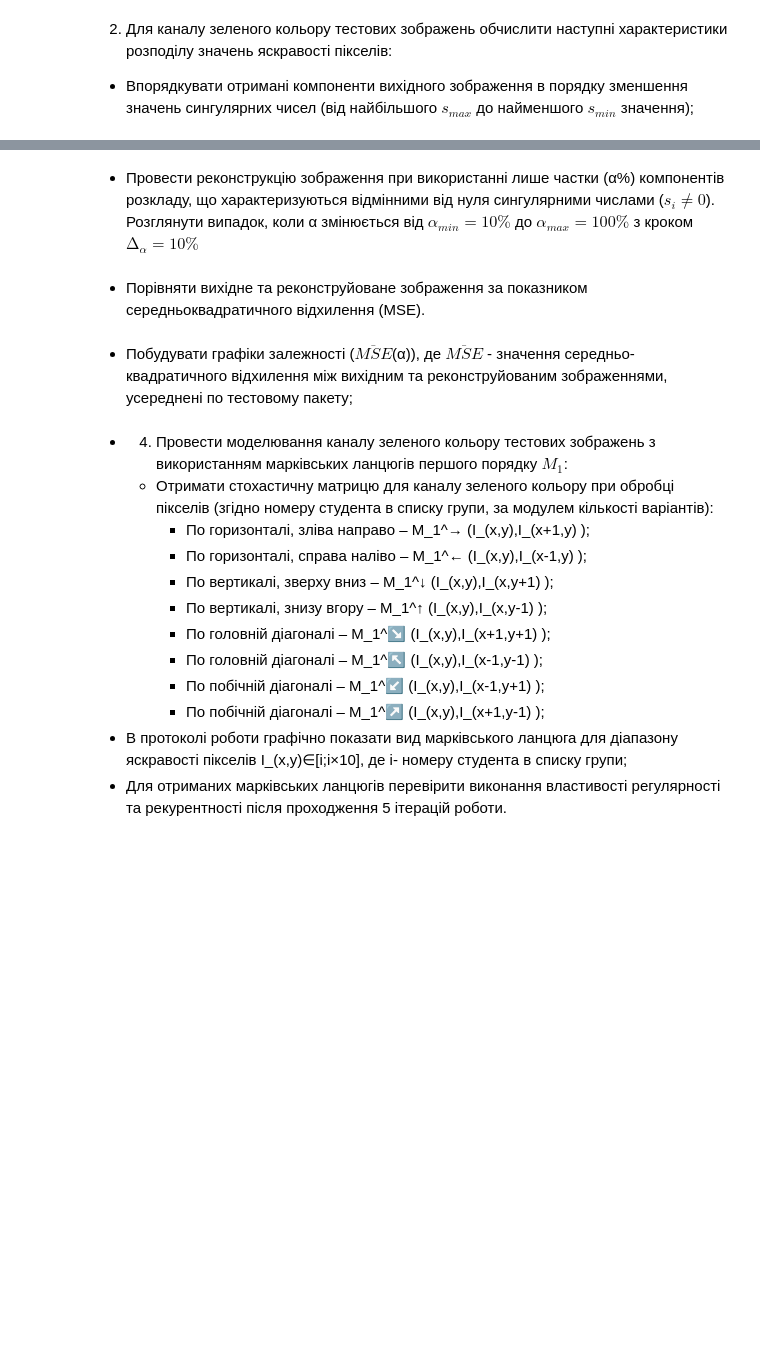
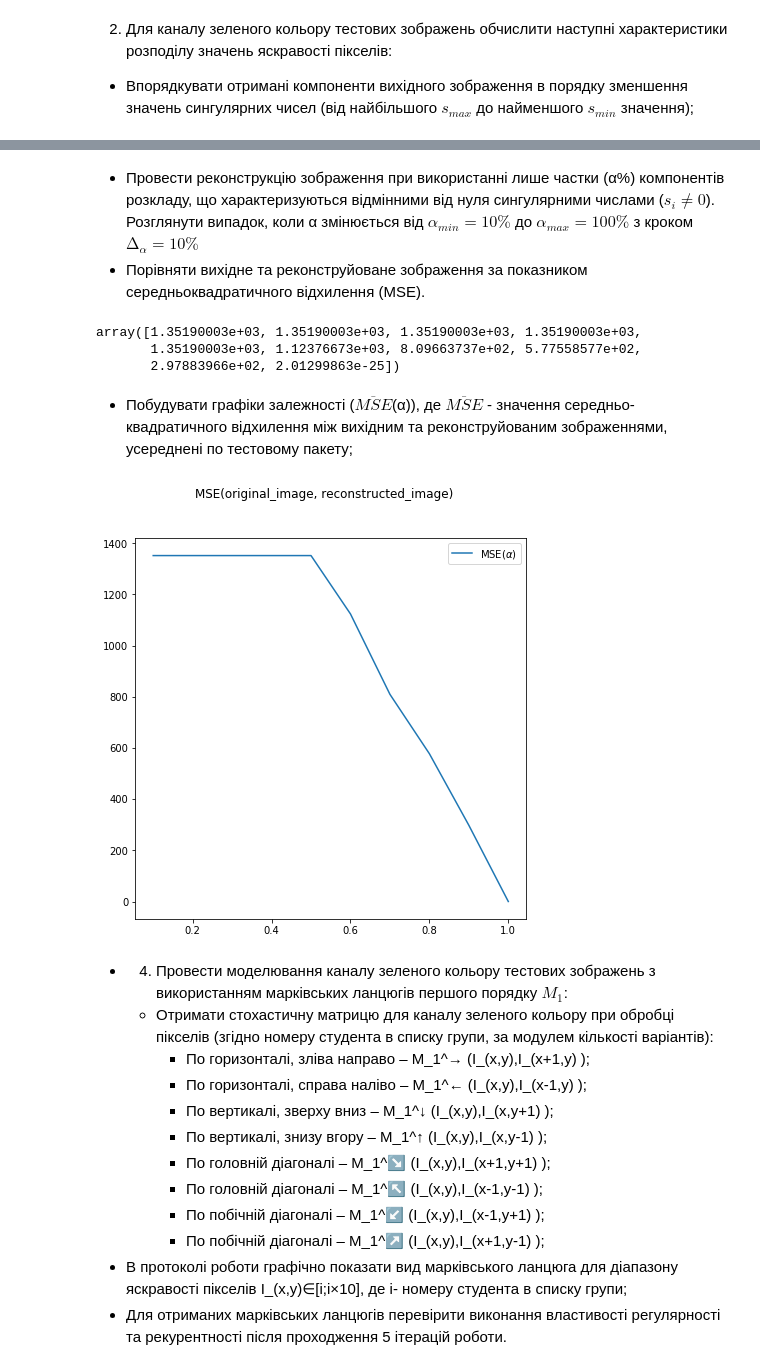
Before and after one commit to EddieKro/MathMethods_in_ML, a Jupyter notebook: notebooks/Lab2.ipynb, the cells around one changed output, grey strips where cells are left out. Saved outputs shown, nothing was run; the diff lists cells and outputs as text; code cells hidden in the pictures; blank space fills up the shorter version.

```diff
--- a/notebooks/Lab2.ipynb
+++ b/notebooks/Lab2.ipynb
@@ -73,9 +96,26 @@ PCA(copy=True, iterated_power='auto',
 # %% [markdown]
 *	Провести реконструкцію зображення при використанні лише частки (α%) компонентів розкладу, що характеризуються відмінними від нуля сингулярними числами ($s_i≠0$). Розглянути випадок, коли α змінюється від $α_{min}=10\%$ до $α_{max}=100\%$ з кроком $∆_α=10\%$
+*	Порівняти вихідне та реконструйоване зображення за показником середньоквадратичного відхилення (MSE).
-# %% [markdown]
-*	Порівняти вихідне та реконструйоване зображення за показником середньоквадратичного відхилення (MSE).
+# %%
+np.set_printoptions(suppress=False)
+def reconstruct(image):
+    mse = np.array([mean_squared_error(image,apply_pca(image,components=alpha*0.1 if alpha<10 else None)) for alpha in range(1,11)])
+    return mse
+mse = reconstruct(sample_images_green[123])
+mse
+# %% [output]
+array([1.35190003e+03, 1.35190003e+03, 1.35190003e+03, 1.35190003e+03,
+       1.35190003e+03, 1.12376673e+03, 8.09663737e+02, 5.77558577e+02,
+       2.97883966e+02, 2.01299863e-25])
 # %% [markdown]
 *	Побудувати графіки залежності ($\overline {MSE}$(α)), де $\overline {MSE}$ - значення середньо-квадратичного відхилення між вихідним та реконструйованим зображеннями, усереднені по тестовому пакету;
+# %%
+plt.figure(figsize=(7,7))
+plt.suptitle("MSE(original_image, reconstructed_image)")
+plt.plot(np.arange(0.1,1.1,0.1),mse,label='MSE($\\alpha$)')
+plt.legend();
+# %% [output]
+[figure, added]
 # %% [markdown]
 * 4) 	Провести моделювання каналу зеленого кольору тестових зображень з використанням марківських ланцюгів першого порядку $M_1$:
     *	Отримати стохастичну матрицю для каналу зеленого кольору при обробці пікселів (згідно номеру студента в списку групи, за модулем кількості варіантів):
```
Also changed, not shown: parts of 6 cells of this notebook, 2 other files.
